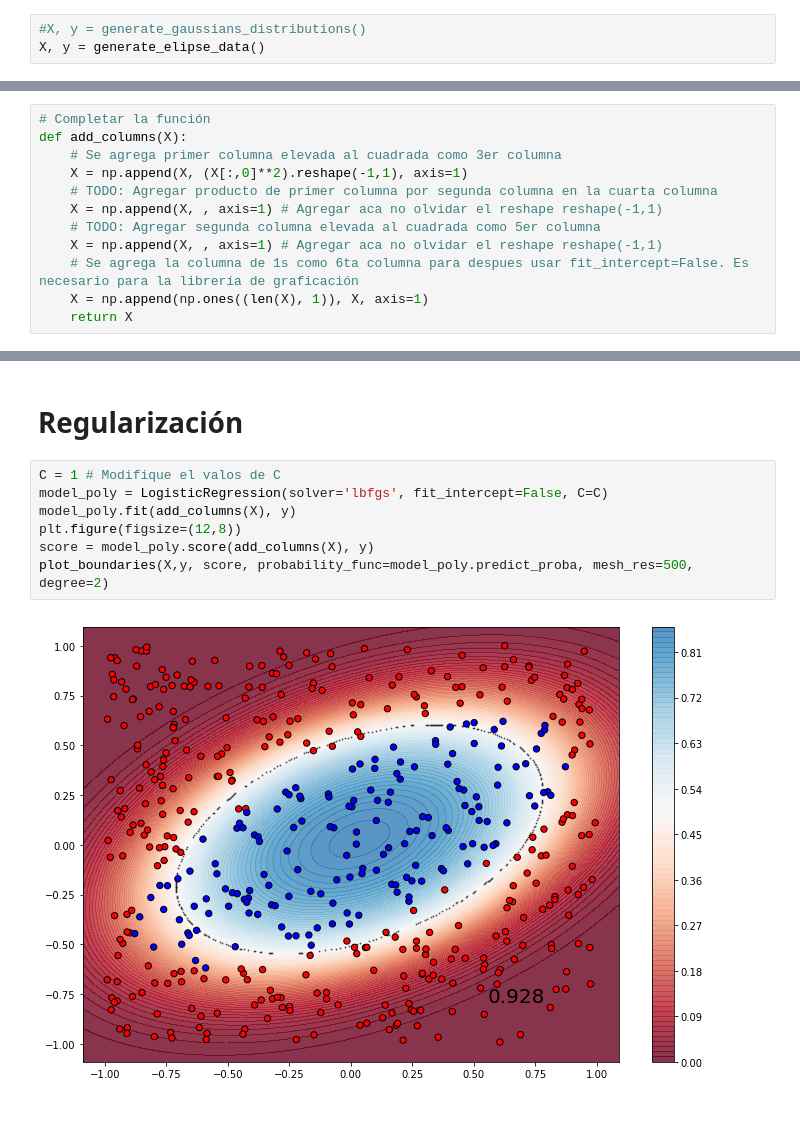
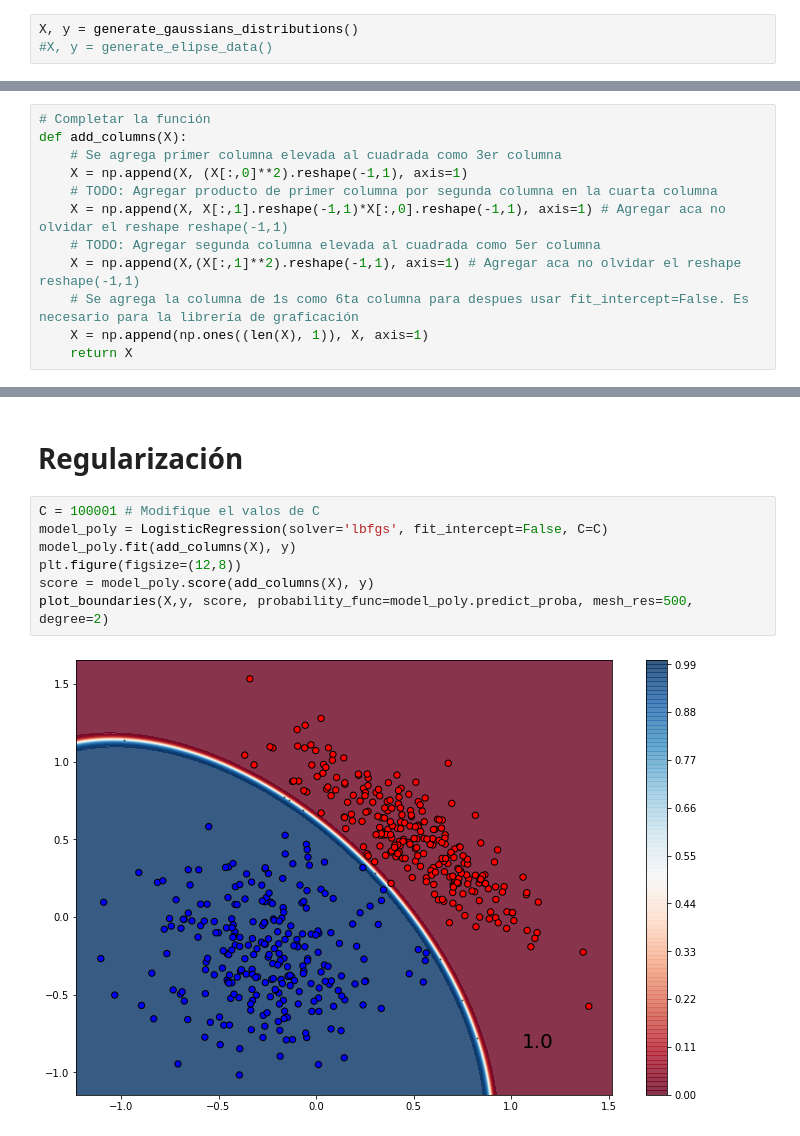
Before and after one commit to LCaravaggio/DeepLearning_ITBA, a Jupyter notebook: 2-Lab01-Regresion_Logistica.ipynb, the cells around one changed output, grey strips where cells are left out. Saved outputs shown, nothing was run; the diff lists cells and outputs as text.

```diff
--- a/2-Lab01-Regresion_Logistica.ipynb
+++ b/2-Lab01-Regresion_Logistica.ipynb
@@ -44,8 +44,8 @@ def generate_gaussians_distributions(N=500, random_state=42):
 # %% [markdown]
 # Selección del dataset
 # %%
-#X, y = generate_gaussians_distributions()
-X, y = generate_elipse_data()
+X, y = generate_gaussians_distributions()
+#X, y = generate_elipse_data()
 # %%
 sum(y)
 print(1-159/500)
@@ -107,9 +110,9 @@ def add_columns(X):
     # Se agrega primer columna elevada al cuadrada como 3er columna
     X = np.append(X, (X[:,0]**2).reshape(-1,1), axis=1)
     # TODO: Agregar producto de primer columna por segunda columna en la cuarta columna
-    X = np.append(X, , axis=1) # Agregar aca no olvidar el reshape reshape(-1,1)
+    X = np.append(X, X[:,1].reshape(-1,1)*X[:,0].reshape(-1,1), axis=1) # Agregar aca no olvidar el reshape reshape(-1,1)
     # TODO: Agregar segunda columna elevada al cuadrada como 5er columna
-    X = np.append(X, , axis=1) # Agregar aca no olvidar el reshape reshape(-1,1)
+    X = np.append(X,(X[:,1]**2).reshape(-1,1), axis=1) # Agregar aca no olvidar el reshape reshape(-1,1)
     # Se agrega la columna de 1s como 6ta columna para despues usar fit_intercept=False. Es necesario para la librería de graficación
     X = np.append(np.ones((len(X), 1)), X, axis=1)
     return X
@@ -135,11 +151,11 @@ plot_boundaries(X,y, score, probability_func=model_poly.predict_proba, mesh_res=
 # %% [markdown]
 # Regularización
 # %%
-C = 1 # Modifique el valos de C
+C = 100001 # Modifique el valos de C
 model_poly = LogisticRegression(solver='lbfgs', fit_intercept=False, C=C)
 model_poly.fit(add_columns(X), y)
 plt.figure(figsize=(12,8))
 score = model_poly.score(add_columns(X), y)
 plot_boundaries(X,y, score, probability_func=model_poly.predict_proba, mesh_res=500, degree=2)
 # %% [output]
-[figure, old version]
+[figure, new version]
```
Also changed, not shown: parts of 5 cells of this notebook.
